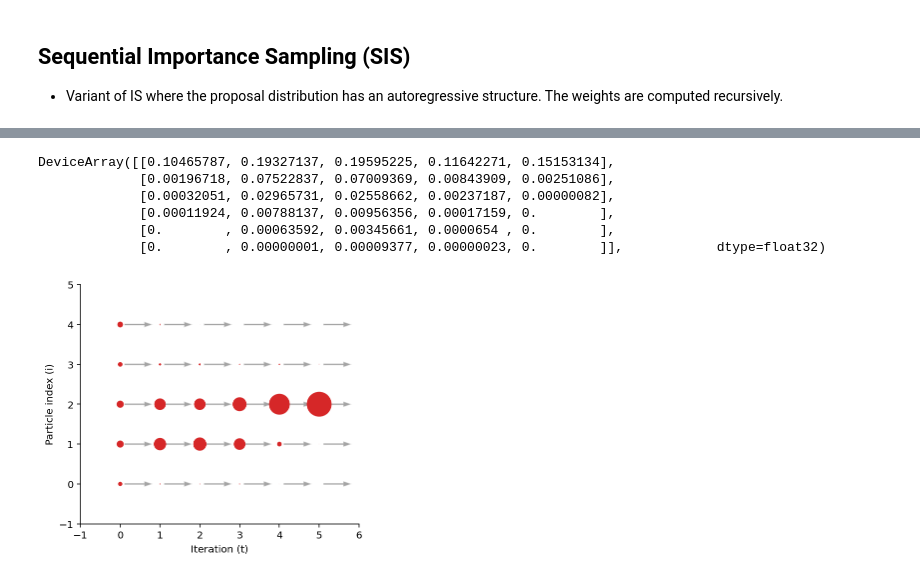
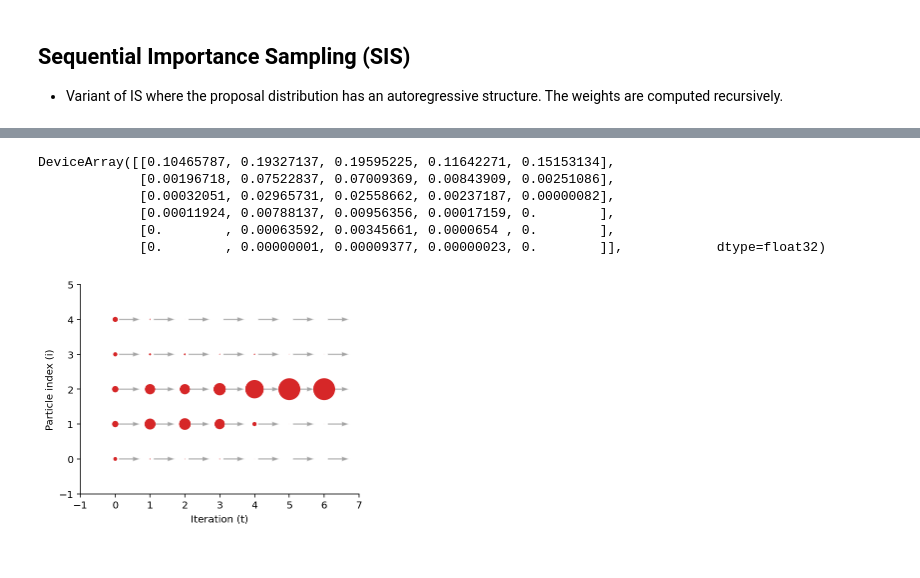
Before and after one commit to gerdm/misc, a Jupyter notebook: 2022-01/non-markovian-gaussian-sequence-model.ipynb, the cells around one changed output, grey strips where cells are left out. Cells and saved outputs as stored; diff of their text form; code cells hidden in the pictures.

Commit message:
202201-fix: non-markovian-gaussian-sequence-model

```diff
--- a/2022-01/non-markovian-gaussian-sequence-model.ipynb
+++ b/2022-01/non-markovian-gaussian-sequence-model.ipynb
@@ -195,33 +187,42 @@ weights = jnp.exp(log_unnormalised_weights - jax.nn.logsumexp(log_unnormalised_w
-# %%
-weights[:6]
-# %% [output]
-DeviceArray([[0.10465787, 0.19327137, 0.19595225, 0.11642271, 0.15153134],
-             [0.00196718, 0.07522837, 0.07009369, 0.00843909, 0.00251086],
-             [0.00032051, 0.02965731, 0.02558662, 0.00237187, 0.00000082],
-             [0.00011924, 0.00788137, 0.00956356, 0.00017159, 0.        ],
-             [0.        , 0.00063592, 0.00345661, 0.0000654 , 0.        ],
-             [0.        , 0.00000001, 0.00009377, 0.00000023, 0.        ]],            dtype=float32)
+# %%
+key = jax.random.PRNGKey(2712)
+key_sample, key_filter = jax.random.split(key)
+seq_model = NonMarkovianSM(phi, beta, q, r)
+hist_target = seq_model.sample_single(key_sample, 100)
+observations = hist_target["y"]
+log_unnormalised_weights = seq_model.sequential_importance_sample(key_filter, observations, n_particles=5)
+weights = jnp.exp(log_unnormalised_weights - jax.nn.logsumexp(log_unnormalised_weights))
+
+weights[:6]
+# %% [output]
+DeviceArray([[0.10465787, 0.19327137, 0.19595225, 0.11642271, 0.15153134],
+             [0.00196718, 0.07522837, 0.07009369, 0.00843909, 0.00251086],
+             [0.00032051, 0.02965731, 0.02558662, 0.00237187, 0.00000082],
+             [0.00011924, 0.00788137, 0.00956356, 0.00017159, 0.        ],
+             [0.        , 0.00063592, 0.00345661, 0.0000654 , 0.        ],
+             [0.        , 0.00000001, 0.00009377, 0.00000023, 0.        ]],            dtype=float32)
 # %%
 norm_cst = weights[0].sum()
 
 
+n_steps = 7
 radii = 1 * weights[0] / norm_cst
 
 fig, ax = plt.subplots(figsize=(5,5))
 ax.set_aspect(1)
-for col, weights_row in enumerate(weights[:6]):
+for col, weights_row in enumerate(weights[:n_steps]):
     norm_cst = weights_row.sum()
     radii = weights_row / norm_cst * 0.3
     for row, rad in enumerate(radii):
-        plt.arrow(col+0.1, row, 1-0.5, 0, width=0.05, edgecolor="white", facecolor="tab:gray", alpha=0.7)
+        plt.arrow(col+0.1, row, 0.4, 0, width=0.05, edgecolor="white", facecolor="tab:gray", alpha=0.7)
         circle = plt.Circle((col, row), rad, color="tab:red")
         ax.add_artist(circle)
 
 
 plt.ylim(-1, 5)
-plt.xlim(-1, 6)
+plt.xlim(-1, n_steps)
 plt.xlabel("Iteration (t)")
 plt.ylabel("Particle index (i)")
 plt.xticks();
 # %% [output]
-[figure, old version]
+[figure, new version]
```
Also changed, not shown: parts of 3 cells of this notebook.
